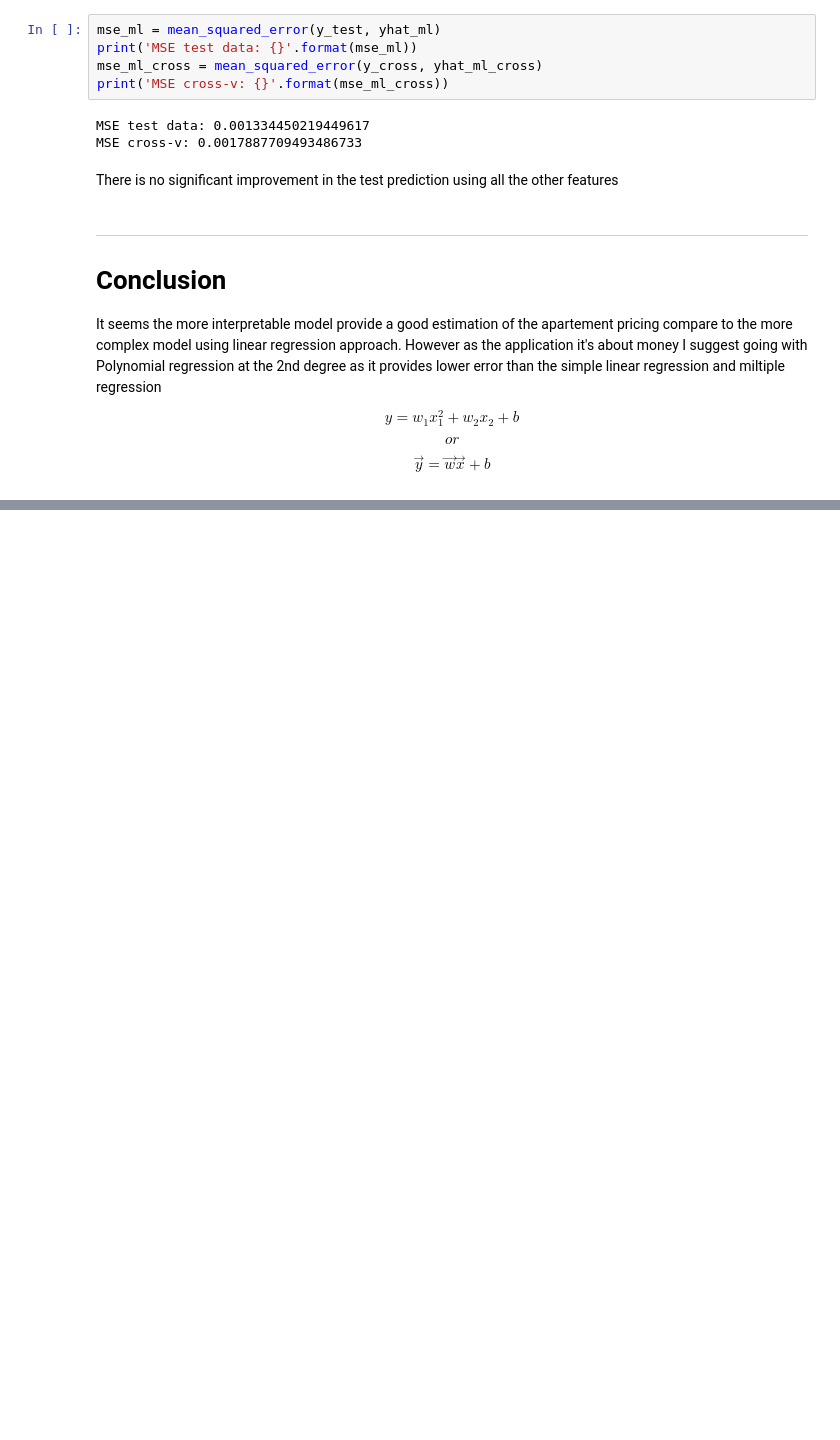
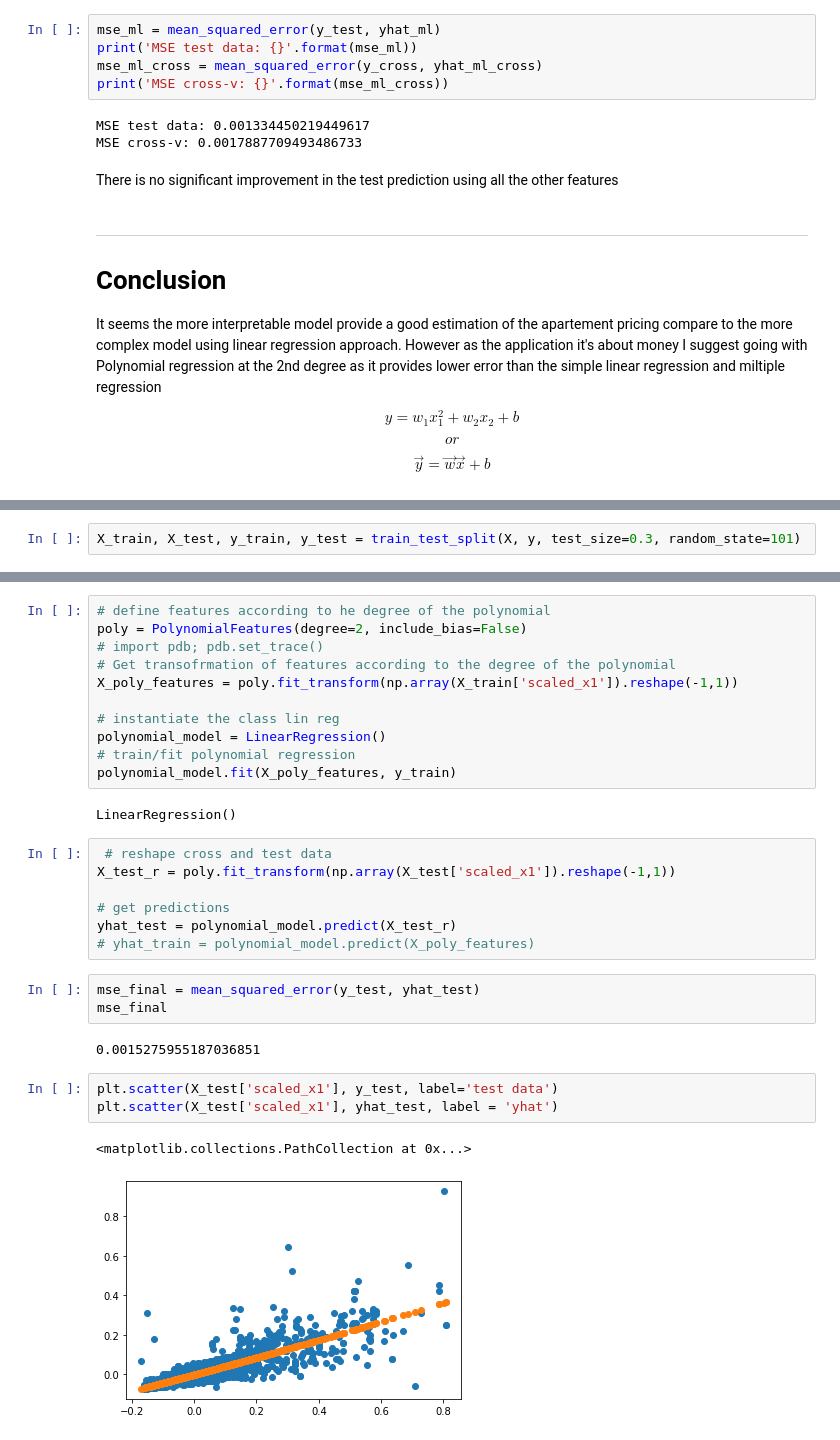
Before and after one commit to agustingu/Panama_House_Pricing, a Jupyter notebook: Regression.ipynb, the cells around one changed output, grey strips where cells are left out. Cells and saved outputs as stored; diff of their text form; blank space fills up the shorter version.

```diff
--- a/Regression.ipynb
+++ b/Regression.ipynb
@@ -241,0 +244,2 @@ $$\vec{y}=\vec{w}\vec{x}+b$$
+# %%
+X_train, X_test, y_train, y_test = train_test_split(X, y, test_size=0.3, random_state=101)
@@ -241,0 +258,31 @@ $$\vec{y}=\vec{w}\vec{x}+b$$
+# %%
+# define features according to he degree of the polynomial
+poly = PolynomialFeatures(degree=2, include_bias=False)
+# import pdb; pdb.set_trace()
+# Get transofrmation of features according to the degree of the polynomial
+X_poly_features = poly.fit_transform(np.array(X_train['scaled_x1']).reshape(-1,1))
+
+# instantiate the class lin reg
+polynomial_model = LinearRegression()
+# train/fit polynomial regression
+polynomial_model.fit(X_poly_features, y_train)
+# %% [output]
+LinearRegression()
+# %%
+ # reshape cross and test data
+X_test_r = poly.fit_transform(np.array(X_test['scaled_x1']).reshape(-1,1))
+
+# get predictions
+yhat_test = polynomial_model.predict(X_test_r)
+# yhat_train = polynomial_model.predict(X_poly_features)
+# %%
+mse_final = mean_squared_error(y_test, yhat_test)
+mse_final
+# %% [output]
+0.0015275955187036851
+# %%
+plt.scatter(X_test['scaled_x1'], y_test, label='test data')
+plt.scatter(X_test['scaled_x1'], yhat_test, label = 'yhat')
+# %% [output]
+<matplotlib.collections.PathCollection at 0x...>
+[figure, added]
```
Also changed, not shown: parts of 2 cells of this notebook, 1 other file.
